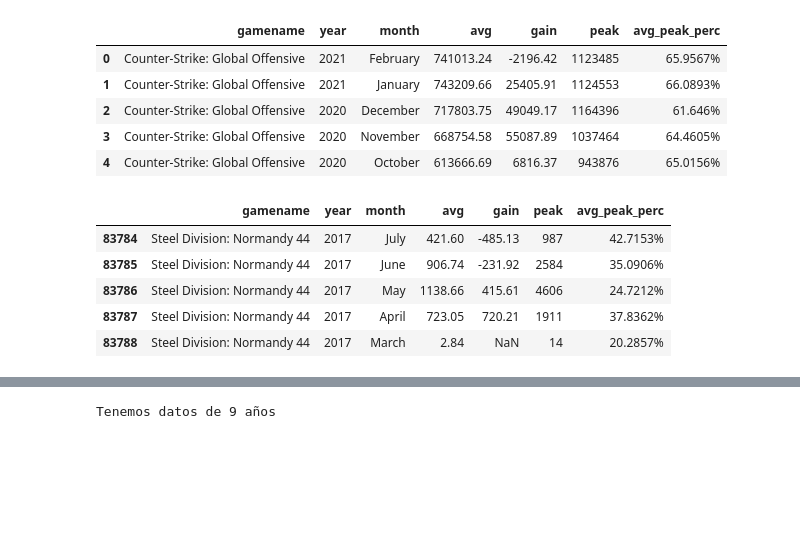
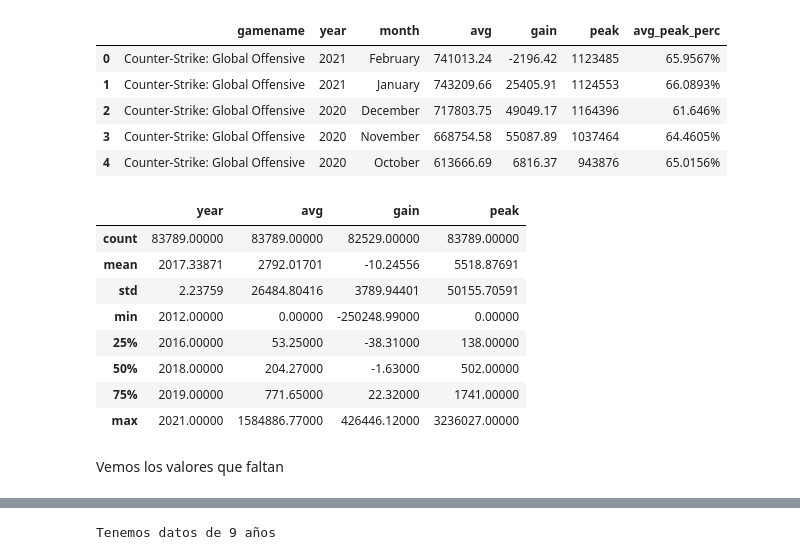
Before and after one commit to JoaquinLou/Streaming_game_influence, a Jupyter notebook: 1-Steam data cleaning and visualization.ipynb, the cells around one changed output, grey strips where cells are left out. Cells and saved outputs as stored; diff of their text form; code cells hidden in the pictures; blank space fills up the shorter version.

```diff
--- a/1-Steam data cleaning and visualization.ipynb
+++ b/1-Steam data cleaning and visualization.ipynb
@@ -41,14 +56,19 @@ df_steam.head()
 | 3 | Counter-Strike: Global Offensive | 2020 | November | 668754.58 | 55087.89 | 1037464 | 64.4605% |
 | 4 | Counter-Strike: Global Offensive | 2020 | October | 613666.69 | 6816.37 | 943876 | 65.0156% |
 # %%
-df_steam.tail()
+df_steam.describe().apply(lambda s: s.apply('{0:.5f}'.format))
 # %% [output]
-|  | gamename | year | month | avg | gain | peak | avg_peak_perc |
-| 83784 | Steel Division: Normandy 44 | 2017 | July | 421.60 | -485.13 | 987 | 42.7153% |
-| 83785 | Steel Division: Normandy 44 | 2017 | June | 906.74 | -231.92 | 2584 | 35.0906% |
-| 83786 | Steel Division: Normandy 44 | 2017 | May | 1138.66 | 415.61 | 4606 | 24.7212% |
-| 83787 | Steel Division: Normandy 44 | 2017 | April | 723.05 | 720.21 | 1911 | 37.8362% |
-| 83788 | Steel Division: Normandy 44 | 2017 | March | 2.84 | NaN | 14 | 20.2857% |
+|  | year | avg | gain | peak |
+| count | 83789.00000 | 83789.00000 | 82529.00000 | 83789.00000 |
+| mean | 2017.33871 | 2792.01701 | -10.24556 | 5518.87691 |
+| std | 2.23759 | 26484.80416 | 3789.94401 | 50155.70591 |
+| min | 2012.00000 | 0.00000 | -250248.99000 | 0.00000 |
+| 25% | 2016.00000 | 53.25000 | -38.31000 | 138.00000 |
+| 50% | 2018.00000 | 204.27000 | -1.63000 | 502.00000 |
+| 75% | 2019.00000 | 771.65000 | 22.32000 | 1741.00000 |
+| max | 2021.00000 | 1584886.77000 | 426446.12000 | 3236027.00000 |
+# %% [markdown]
+Vemos los valores que faltan
 # %%
 %matplotlib inline
 msno.matrix(df_steam.sample(1000))
```
Also changed, not shown: parts of 48 cells of this notebook.
